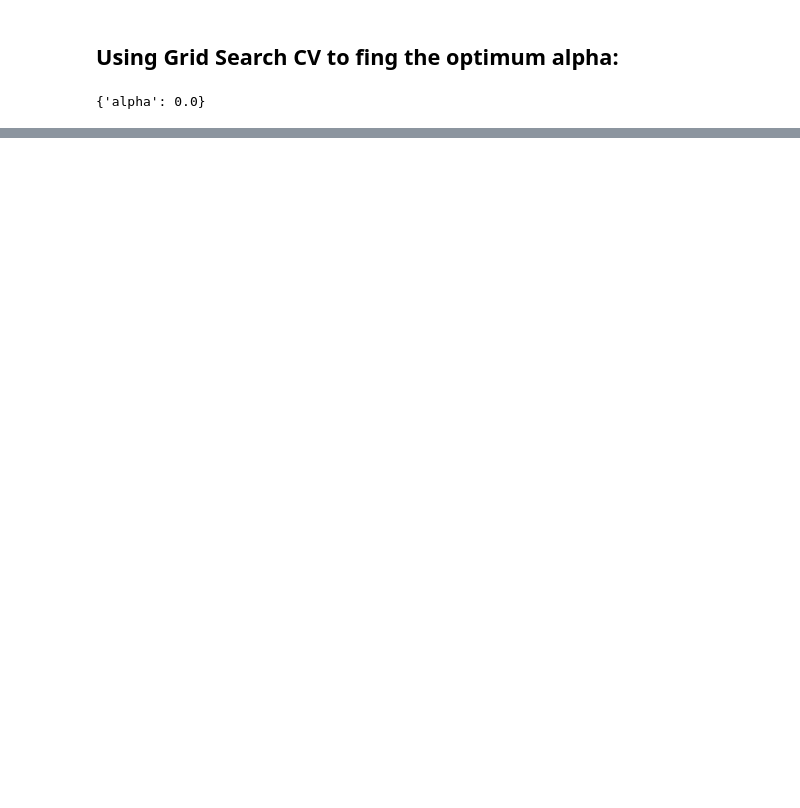
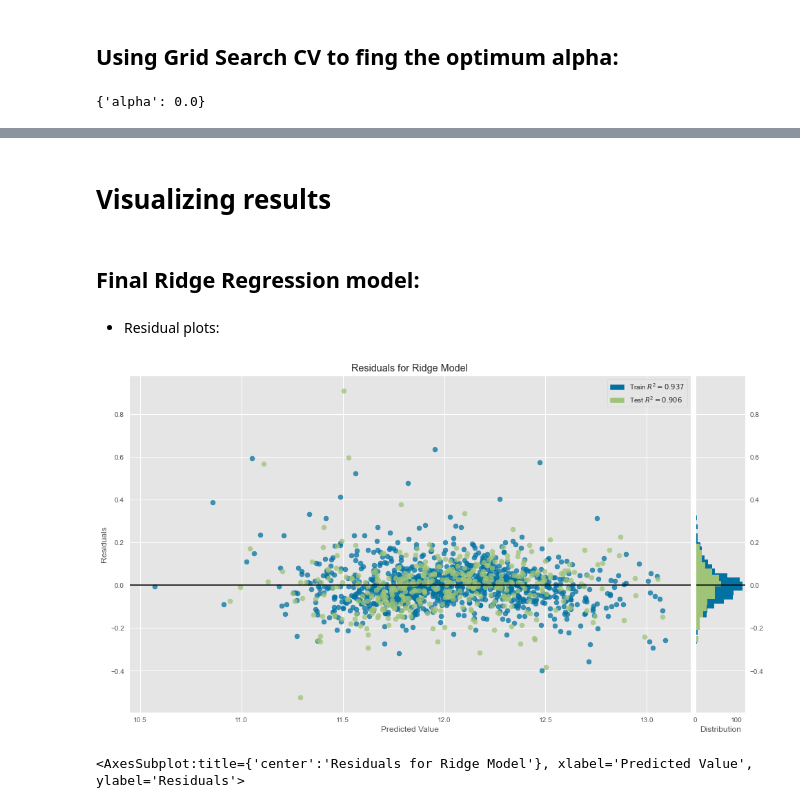
Before and after one commit to suhitasva/ML_Project, a Jupyter notebook: PLR_models.ipynb, the cells around one changed output, grey strips where cells are left out. Cells and saved outputs as stored; diff of their text form; code cells hidden in the pictures; blank space fills up the shorter version.

Commit message:
Plotted few more analysis graphs

```diff
--- a/PLR_models.ipynb
+++ b/PLR_models.ipynb
@@ -835,0 +838,15 @@ plt.hist(residuals)
+# %% [markdown]
+# Visualizing results
+# %% [markdown]
+## Final Ridge Regression model:
+# %% [markdown]
+- Residual plots:
+# %%
+plt.figure(figsize = (16,9))
+visualizer2 = ResidualsPlot(ridge_fin1.set_params(alpha=11.12))
+visualizer2.fit(trainX_trans, np.log(trainY))
+visualizer2.score(testX_trans, np.log(testY))
+visualizer2.poof()
+# %% [output]
+[figure, added]
+<AxesSubplot:title={'center':'Residuals for Ridge Model'}, xlabel='Predicted Value', ylabel='Residuals'>
```
Also changed, not shown: parts of 48 cells of this notebook.
